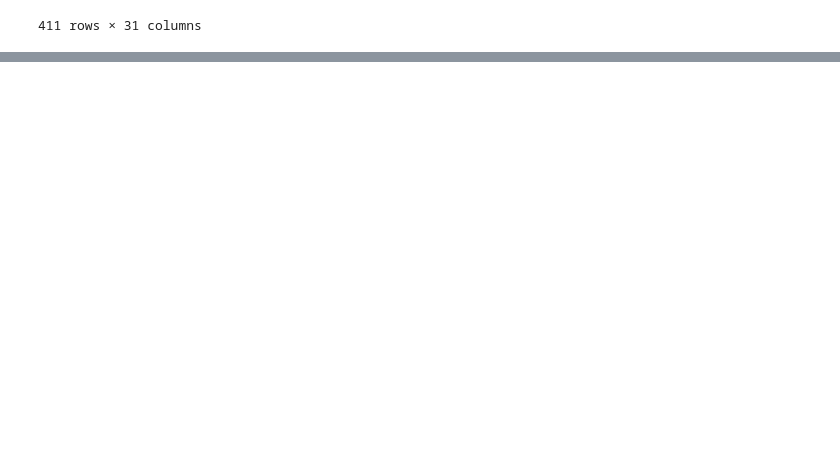
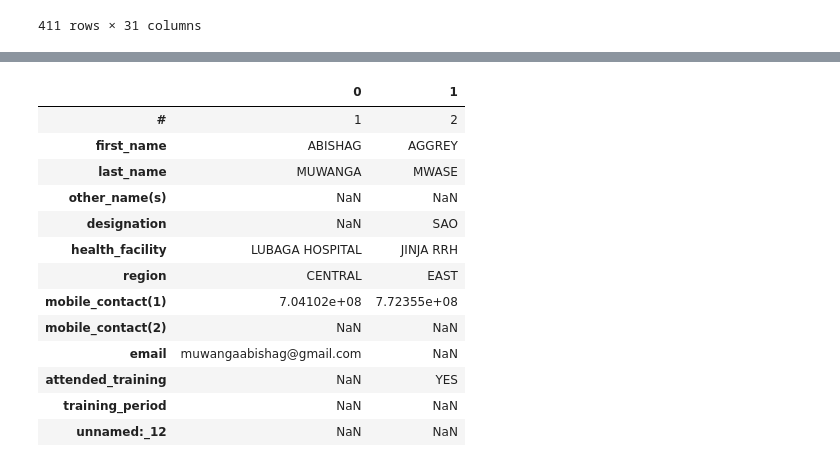
Before and after one commit to alexgoodell/uganda-model, a Jupyter notebook: notebooks/NPA.ipynb, the cells around one changed output, grey strips where cells are left out. Drawn from its saved outputs; the diff is of its cells as text; code cells hidden in the pictures; blank space fills up the shorter version.

Commit message:
attempted to consolidate AOs from busitema simulation center into the IHRIS data

```diff
--- a/notebooks/NPA.ipynb
+++ b/notebooks/NPA.ipynb
@@ -496,0 +505,6 @@ adf
+# %%
+# Now, let's compare the above data from IHRIS with the data provided by Herbert from Busitema Simulation Center
+# (https://docs.google.com/spreadsheets/d/1EYwvsvnx1r9ppcgIGwwGzije3AncL18GZONt3DonZOc/edit#gid=710823415)
+# I've downloaded the July 19 2018 data, here /data/busitema-simulation/anaesthetic-officers_19-July-2018
+
+bdf = pd.read_excel(config.data_path + "/busitema-simulation/anaesthetic-officers_19-July-2018.xlsx", skiprows=6, header=0, dtype={"MOBILE CONTACT(1)": float, "MOBILE CONTACT(2)": float, })
@@ -496,0 +532,20 @@ adf
+# %%
+# clean column names
+bdf = su.clean_columns(bdf)
+# show all columns of first 2 rows
+bdf.head(2).T
+# %% [output]
+|  | 0 | 1 |
+| # | 1 | 2 |
+| first_name | ABISHAG | AGGREY |
+| last_name | MUWANGA | MWASE |
+| other_name(s) | NaN | NaN |
+| designation | NaN | SAO |
+| health_facility | LUBAGA HOSPITAL | JINJA RRH |
+| region | CENTRAL | EAST |
+| mobile_contact(1) | 7.04102e+08 | 7.72355e+08 |
+| mobile_contact(2) | NaN | NaN |
+| email | muwangaabishag@gmail.com | NaN |
+| attended_training | NaN | YES |
+| training_period | NaN | NaN |
+| unnamed:_12 | NaN | NaN |
```
Also changed, not shown: parts of 17 cells of this notebook, 2 other files.
